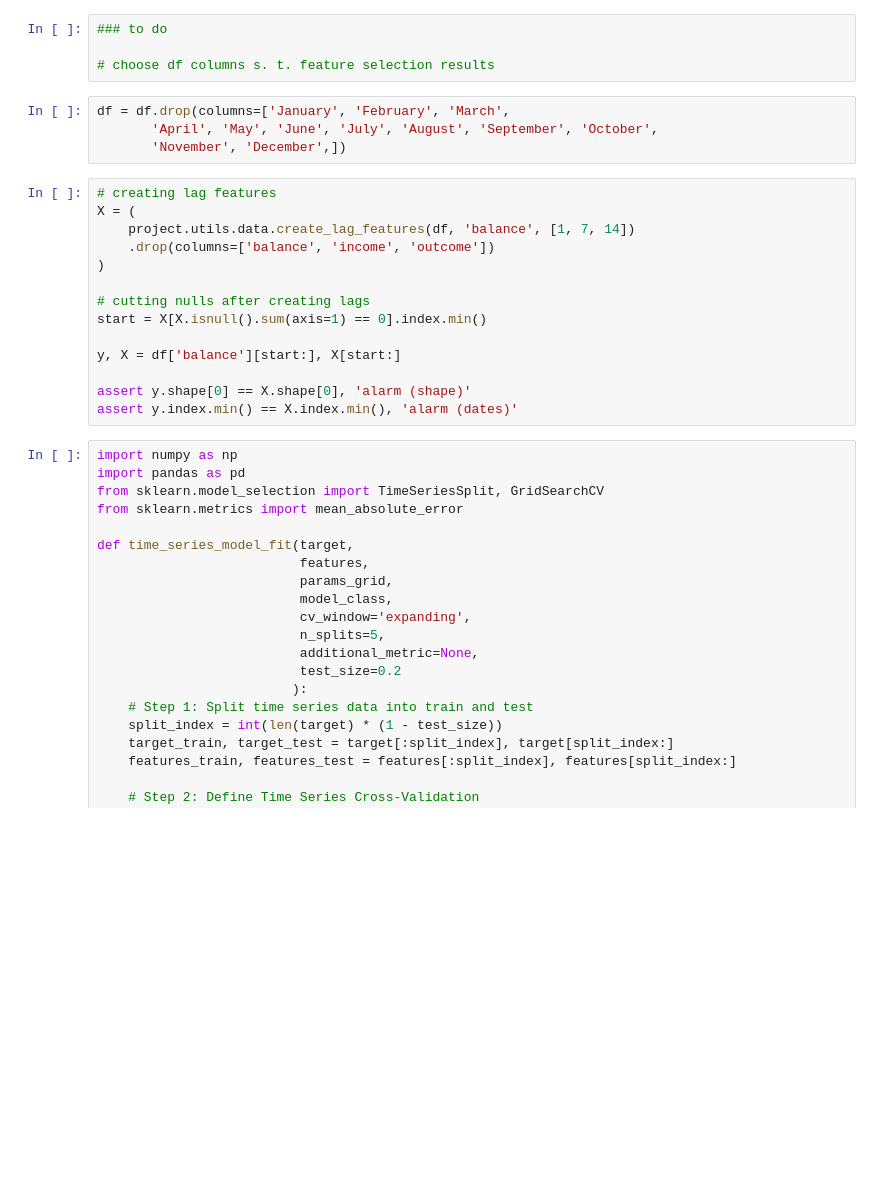
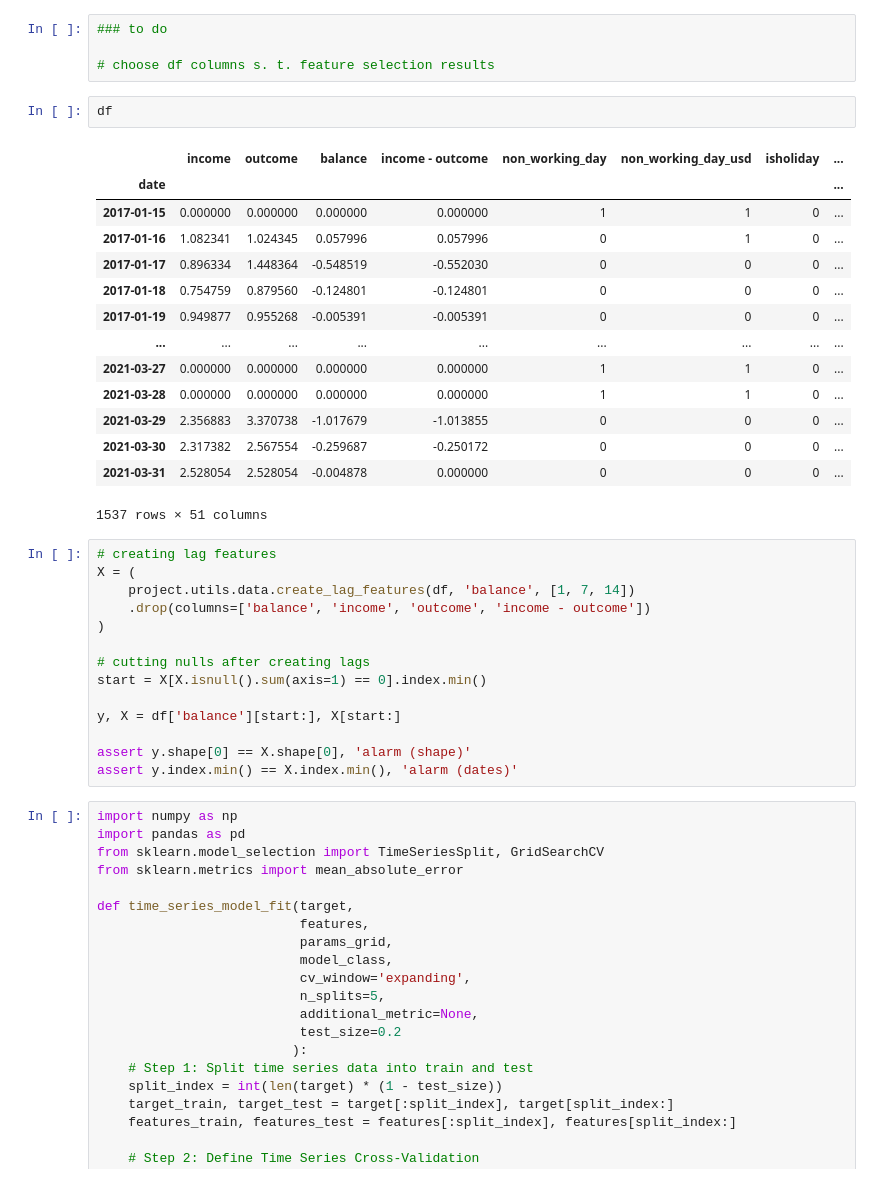
Before and after one commit to astatarinov/TS_project, a Jupyter notebook: notebooks/baseline.ipynb, the cells around one changed output. Drawn from its saved outputs; the diff is of its cells as text; blank space fills up the shorter version.

```diff
--- a/notebooks/baseline.ipynb
+++ b/notebooks/baseline.ipynb
@@ -20,14 +22,27 @@ df = load_extended_data()
 
 # choose df columns s. t. feature selection results
 # %%
-df = df.drop(columns=['January', 'February', 'March',
-       'April', 'May', 'June', 'July', 'August', 'September', 'October',
-       'November', 'December',])
+df
+# %% [output]
+|  | income | outcome | balance | income - outcome | non_working_day | non_working_day_usd | isholiday | ... |
+| date |  |  |  |  |  |  |  | ... |
+| 2017-01-15 | 0.000000 | 0.000000 | 0.000000 | 0.000000 | 1 | 1 | 0 | ... |
+| 2017-01-16 | 1.082341 | 1.024345 | 0.057996 | 0.057996 | 0 | 1 | 0 | ... |
+| 2017-01-17 | 0.896334 | 1.448364 | -0.548519 | -0.552030 | 0 | 0 | 0 | ... |
+| 2017-01-18 | 0.754759 | 0.879560 | -0.124801 | -0.124801 | 0 | 0 | 0 | ... |
+| 2017-01-19 | 0.949877 | 0.955268 | -0.005391 | -0.005391 | 0 | 0 | 0 | ... |
+| ... | ... | ... | ... | ... | ... | ... | ... | ... |
+| 2021-03-27 | 0.000000 | 0.000000 | 0.000000 | 0.000000 | 1 | 1 | 0 | ... |
+| 2021-03-28 | 0.000000 | 0.000000 | 0.000000 | 0.000000 | 1 | 1 | 0 | ... |
+| 2021-03-29 | 2.356883 | 3.370738 | -1.017679 | -1.013855 | 0 | 0 | 0 | ... |
+| 2021-03-30 | 2.317382 | 2.567554 | -0.259687 | -0.250172 | 0 | 0 | 0 | ... |
+| 2021-03-31 | 2.528054 | 2.528054 | -0.004878 | 0.000000 | 0 | 0 | 0 | ... |
+1537 rows × 51 columns
 # %%
 # creating lag features
 X = (
     project.utils.data.create_lag_features(df, 'balance', [1, 7, 14])
-    .drop(columns=['balance', 'income', 'outcome'])
+    .drop(columns=['balance', 'income', 'outcome', 'income - outcome'])
 )
 
 # cutting nulls after creating lags
```
Also changed, not shown: parts of 13 cells of this notebook, 2 other files.
